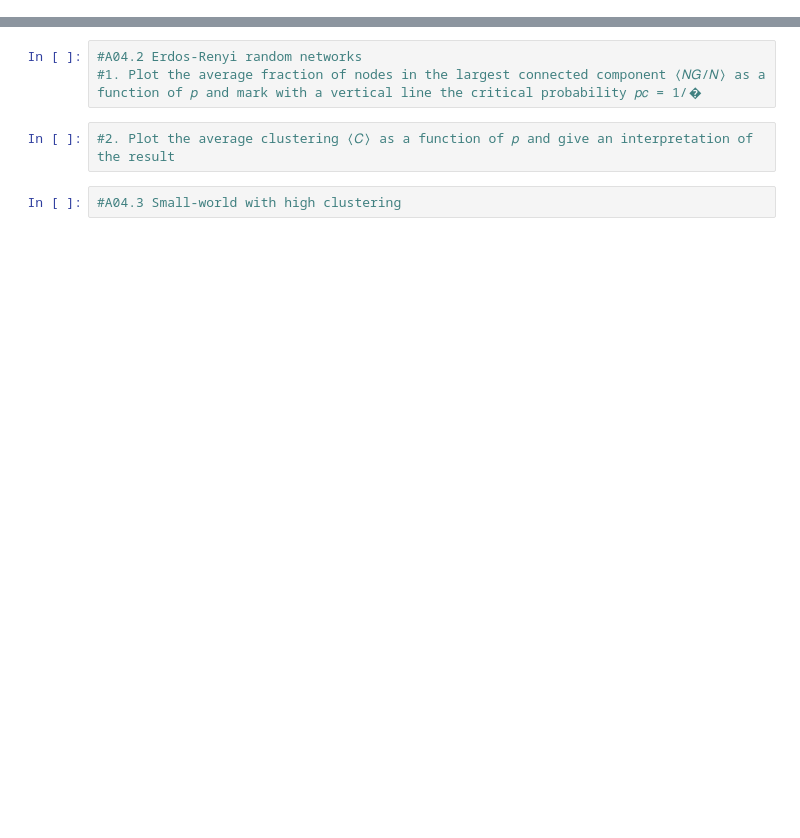
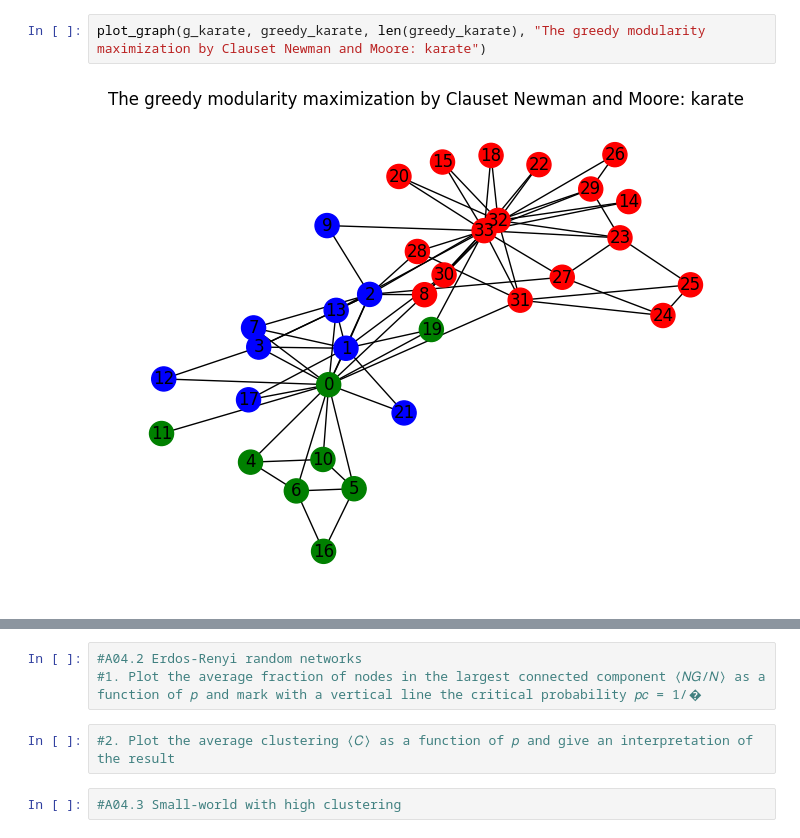
Before and after one commit to huyim/Netsci, a Jupyter notebook: Assi4/Hu_Yiming_EX4.ipynb, the cells around one changed output, grey strips where cells are left out. Cells and saved outputs as stored; diff of their text form; blank space fills up the shorter version.

```diff
--- a/Assi4/Hu_Yiming_EX4.ipynb
+++ b/Assi4/Hu_Yiming_EX4.ipynb
@@ -12,3 +58,7 @@ g_karate = nx.read_gml("data/graph_karate.gml")
+# %%
+plot_graph(g_karate, greedy_karate, len(greedy_karate), "The greedy modularity maximization by Clauset Newman and Moore: karate")
+# %% [output]
+[figure, added]
 # %%
 #Randomise
 grnd_dolphins = nx.algorithms.smallworld.random_reference(g_dolphins,niter = 20, connectivity=False)
```
Also changed, not shown: parts of 7 cells of this notebook, 1 other file.
